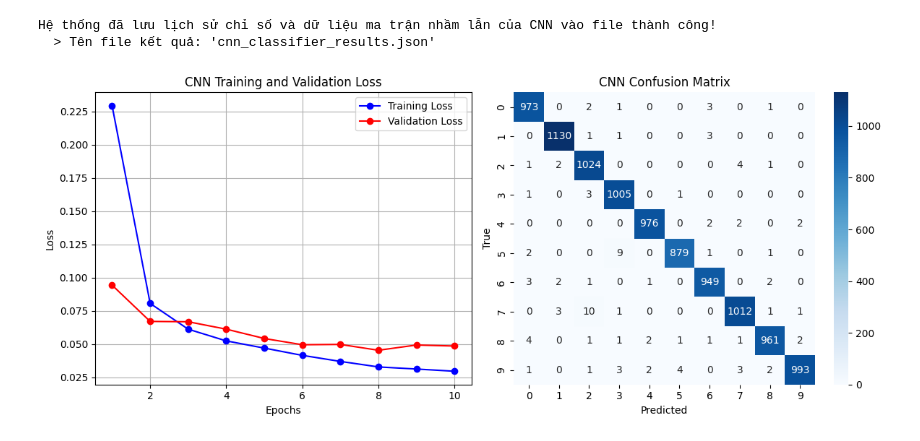
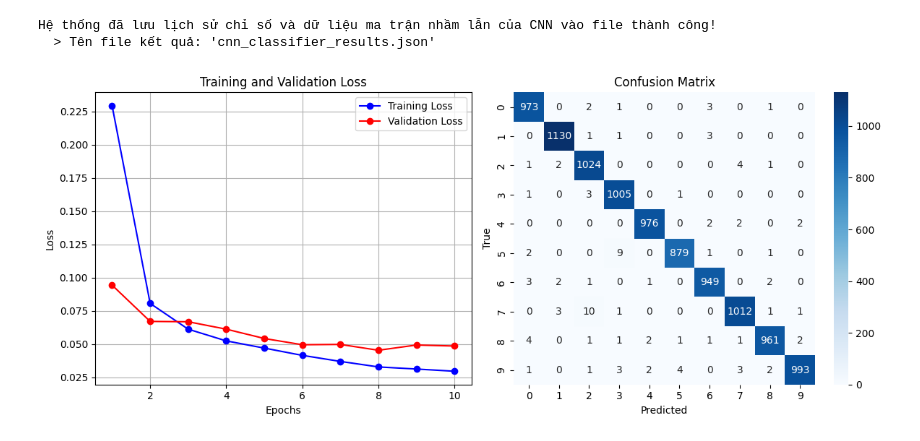
Before and after one commit to tripmbk/DL4CV, a Jupyter notebook: E1/E1_CNN.ipynb, the cells around one changed output. Cells and saved outputs as stored; diff of their text form; code cells hidden in the pictures.

```diff
--- a/E1/E1_CNN.ipynb
+++ b/E1/E1_CNN.ipynb
@@ -270,33 +264,33 @@ epochs = range(1, len(data['train_loss']) + 1)
 
 # Khởi tạo khung hình chứa 2 biểu đồ
 plt.figure(figsize=(12, 5))
 
 # 2. Vẽ biểu đồ bên trái: Training Loss vs Validation Loss
 plt.subplot(1, 2, 1)
 plt.plot(epochs, data['train_loss'], 'b-o', label='Training Loss')
 plt.plot(epochs, data['val_loss'], 'r-o', label='Validation Loss')
-plt.title('CNN Training and Validation Loss')
+plt.title('Training and Validation Loss')
 plt.xlabel('Epochs')
 plt.ylabel('Loss')
 plt.legend()
 plt.grid(True)
 
 # 3. Vẽ biểu đồ bên phải: Tính toán và vẽ Ma trận nhầm lẫn (Confusion Matrix)
 true_labels = data['confusion_matrix']['true_labels']
 pred_labels = data['confusion_matrix']['pred_labels']
 cm = confusion_matrix(true_labels, pred_labels)
 
 plt.subplot(1, 2, 2)
 # Tạo nhãn từ 0 đến 9 cho MNIST
 classes = [str(i) for i in range(10)]
 sns.heatmap(cm, annot=True, fmt='d', cmap='Blues', xticklabels=classes, yticklabels=classes)
-plt.title('CNN Confusion Matrix')
+plt.title('Confusion Matrix')
 plt.xlabel('Predicted')
 plt.ylabel('True')
 
 plt.tight_layout()
 output_image = 'cnn_classifier_plots.png'
 plt.savefig(output_image, dpi=300)
 plt.show()
 # %% [output]
-[figure, old version]
+[figure, new version]
```
Also changed, not shown: parts of 3 cells of this notebook, 9 other files.
